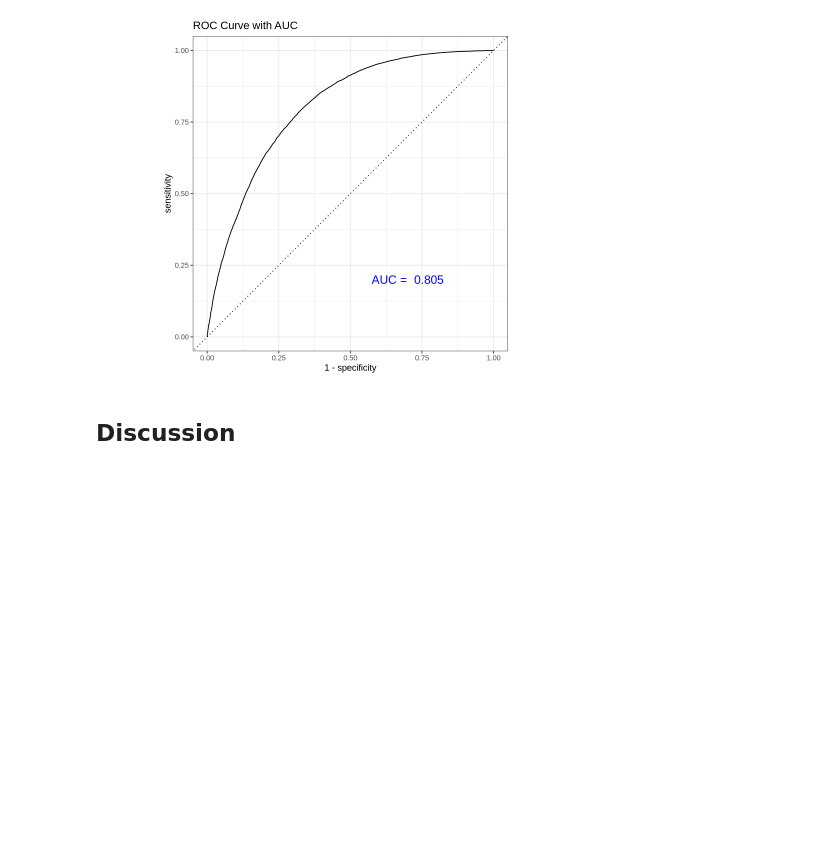
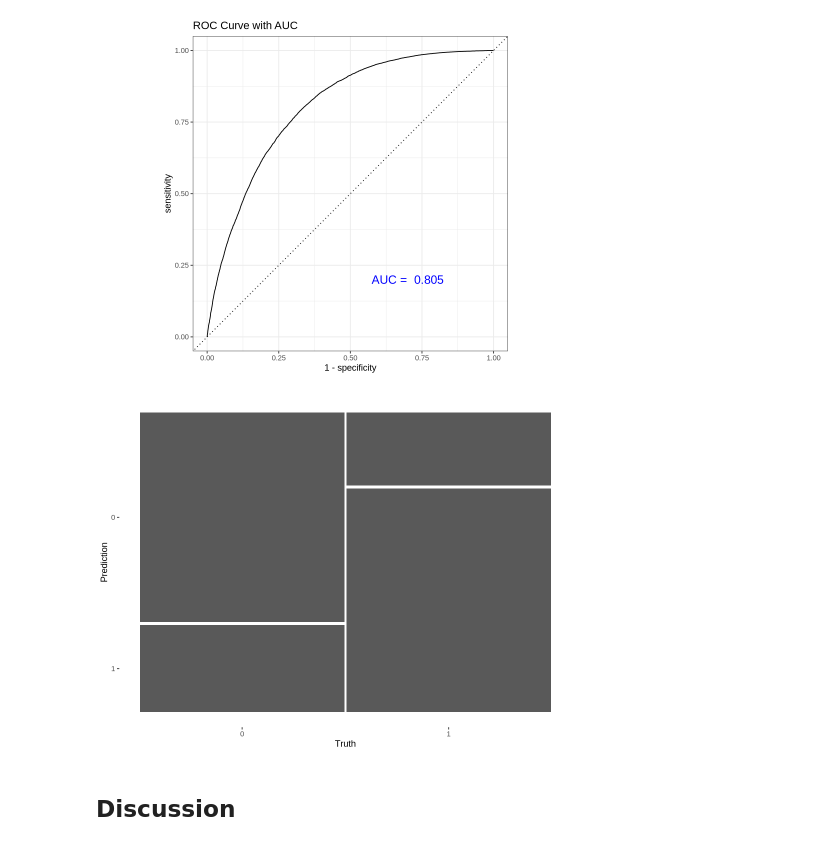
Before and after one commit to DSCI-310-2025/dsci-310-group-06, a Jupyter notebook: reports/diabetes_classification_report.ipynb, the cells around one changed output. Drawn from its saved outputs; the diff is of its cells as text; code cells hidden in the pictures; blank space fills up the shorter version.

```diff
--- a/reports/diabetes_classification_report.ipynb
+++ b/reports/diabetes_classification_report.ipynb
@@ -327,6 +327,12 @@ autoplot(roc_curve(lasso_modelOutputs, Diabetes_binary, .pred_1, event_level = "
     annotate("text", x = 0.7, y = 0.2, label = paste("AUC = ", round(roc_auc_value$.estimate, 3)), size = 5, color = "blue")
 # %% [output]
 [figure]
+# %%
+options(repr.plot.width = 8, repr.plot.height = 6)
+cm <- conf_mat(lasso_modelOutputs, truth = Diabetes_binary, estimate = .pred_class, event_level = "second")
+autoplot(cm)  # Visualize confusion matrix
+# %% [output]
+[figure, added]
 # %% [markdown]
 ## Discussion
 # %% [markdown]
```
Also changed, not shown: parts of 1 cell of this notebook.
